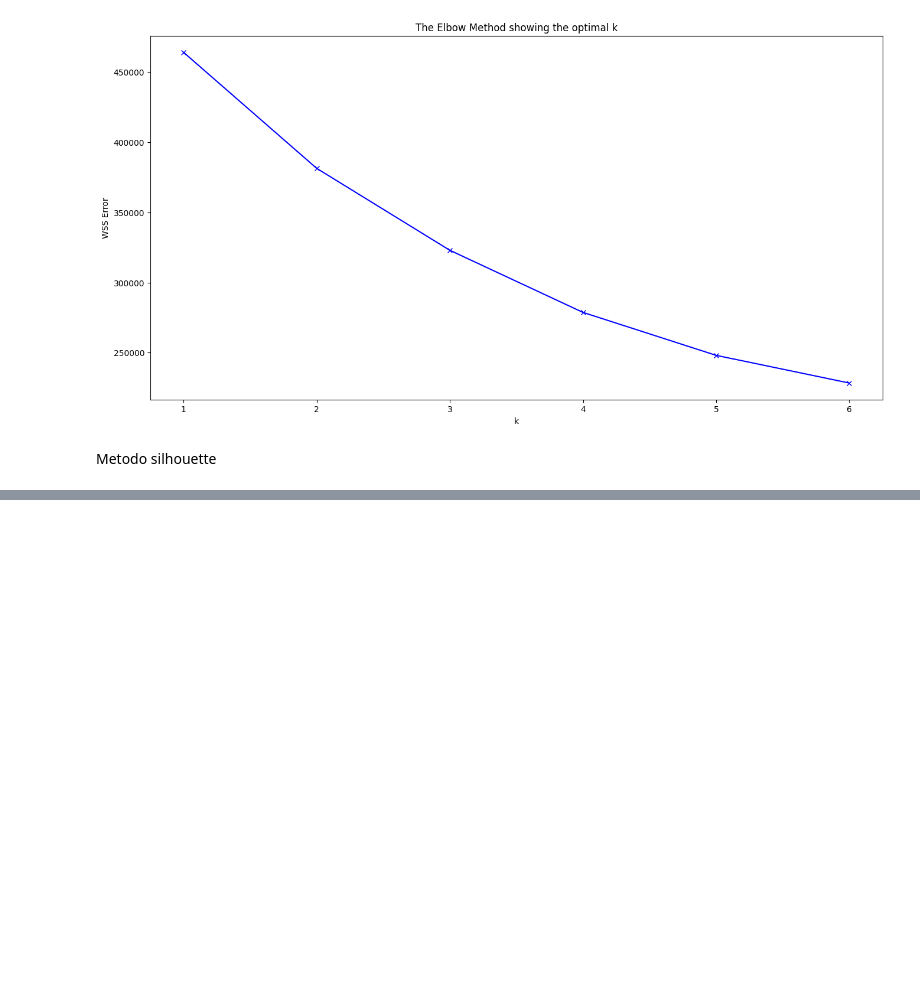
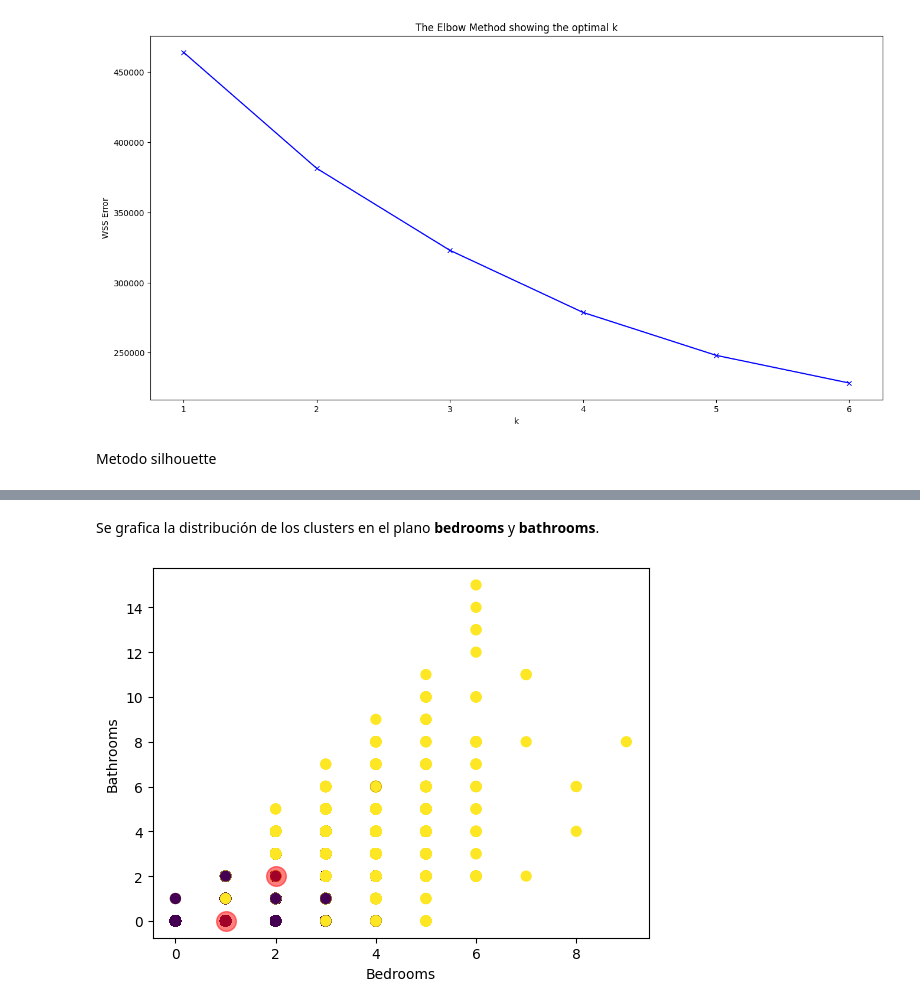
Before and after one commit to hdiazf/machine_learning_2, a Jupyter notebook: notebook/Entrega_ML2.ipynb, the cells around one changed output, grey strips where cells are left out. Drawn from its saved outputs; the diff is of its cells as text; code cells hidden in the pictures; blank space fills up the shorter version.

```diff
--- a/notebook/Entrega_ML2.ipynb
+++ b/notebook/Entrega_ML2.ipynb
@@ -349,0 +446,10 @@ Calculando para 2 clusters
+# %% [markdown]
+Se grafica la distribución de los clusters en el plano **bedrooms** y **bathrooms**.
+# %%
+plt.scatter(df_vals['bedrooms'], df_vals['bathrooms'], c=df_vals['cluster'], s=50, cmap='viridis')
+plt.scatter(centroides['bedrooms'], centroides['bathrooms'], c='red', s=200, alpha=0.5)
+plt.xlabel('Bedrooms')
+plt.ylabel('Bathrooms')
+plt.show()
+# %% [output]
+[figure, added]
```
Also changed, not shown: parts of 31 cells of this notebook.
